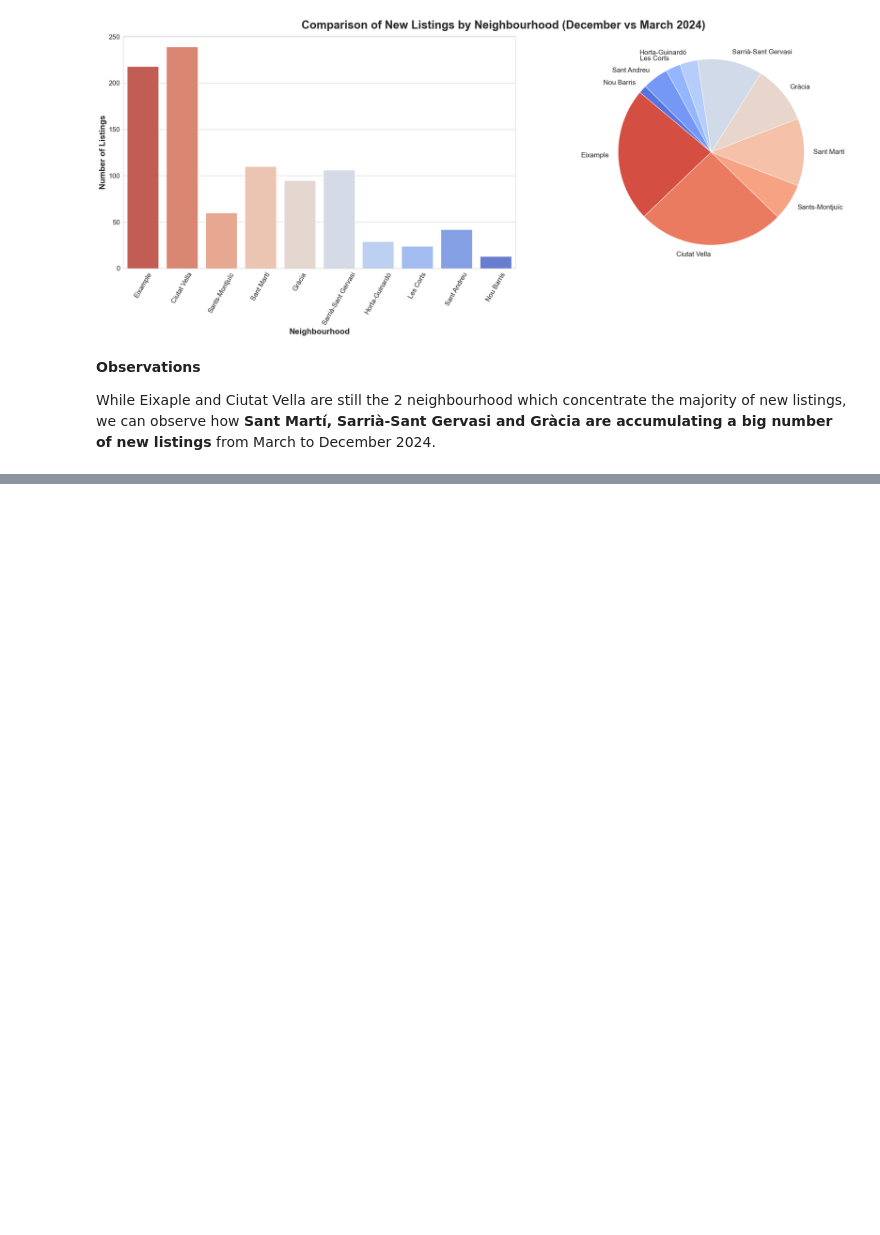
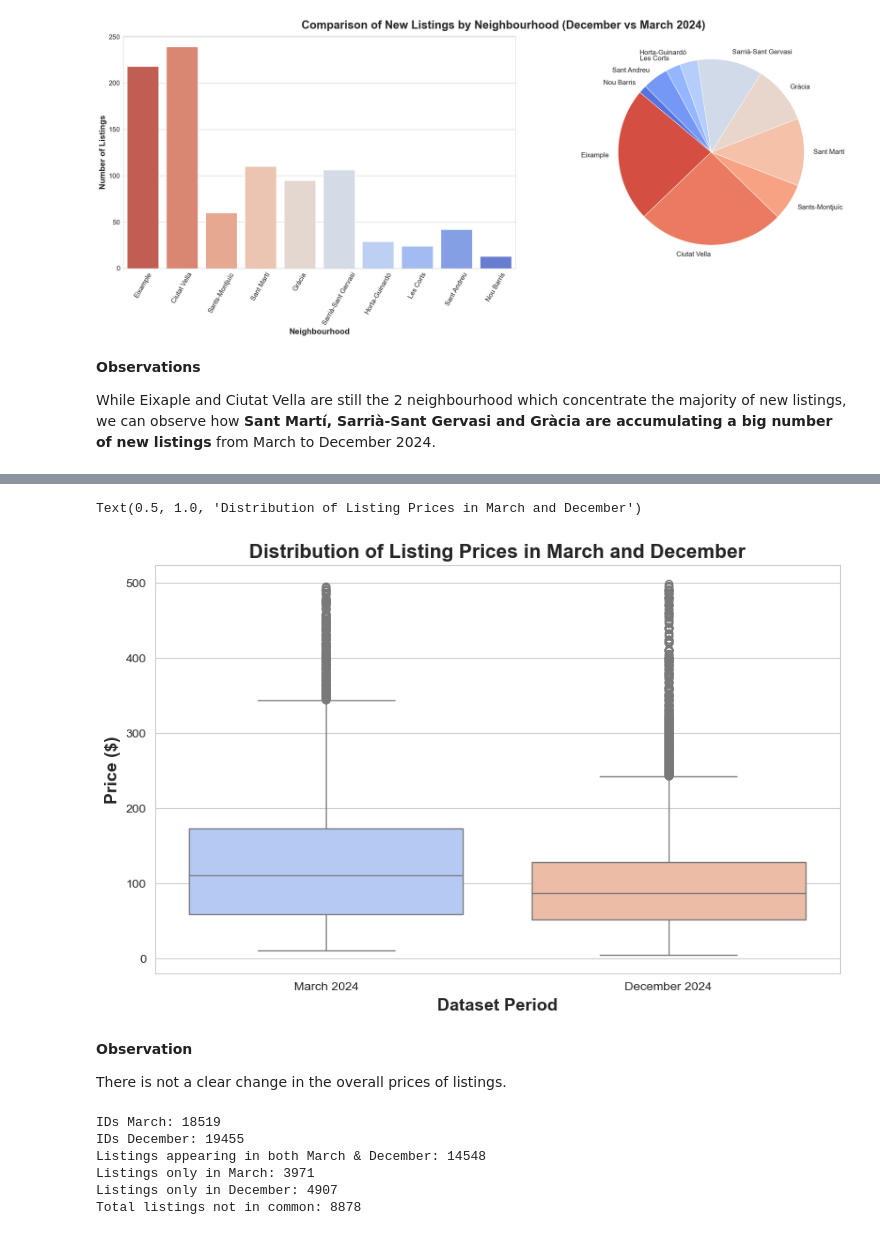
Before and after one commit to msalvany/milestone_3, a Jupyter notebook: milestone_3_AirBnB_BCN.ipynb, the cells around one changed output, grey strips where cells are left out. Saved outputs shown, nothing was run; the diff lists cells and outputs as text; code cells hidden in the pictures; blank space fills up the shorter version.

```diff
--- a/milestone_3_AirBnB_BCN.ipynb
+++ b/milestone_3_AirBnB_BCN.ipynb
@@ -360,0 +416,52 @@ While Eixaple and Ciutat Vella are still the 2 neighbourhood which concentrate t
+# %%
+# Since we have extrem outliers, we cannot appreciate the rest of the data properly.
+# Let's exclude them
+
+plt.figure(figsize=(10, 6))
+sns.boxplot(data=data_combined[data_combined["price"] < 500],
+            x="dataset_date",
+            hue="dataset_date",
+            y="price",
+            palette="coolwarm")
+
+plt.xlabel("Dataset Period", fontsize=14, fontweight="bold")
+plt.ylabel("Price ($)", fontsize=14, fontweight="bold")
+plt.title("Distribution of Listing Prices in March and December", fontsize=16, fontweight="bold")
+# %% [output]
+Text(0.5, 1.0, 'Distribution of Listing Prices in March and December')
+[figure, added]
+# %% [markdown]
+**Observation**
+
+There is not a clear change in the overall prices of listings.
+# %%
+# To fine-tune this comparison, let's see if the price of the same listings has changed over time.
+# To do so, we'll start by selecting only the listings that we could find in both datasets.
+
+# Get unique IDs from each dataset
+ids_march = set(data_mar["id"].unique())
+ids_december = set(data_dec["id"].unique())
+
+# Find shared IDs (exist in both months)
+shared_ids = ids_march.intersection(ids_december)
+
+# Finally let's find the ones that are in one dataset but not in the other
+
+only_in_march = ids_march - shared_ids
+only_in_december = ids_december - shared_ids
+not_in_common = len(only_in_march) + len(only_in_december)
+
+print(f"IDs March: {len(ids_march)}")
+print(f"IDs December: {len(ids_december)}")
+print(f"Listings appearing in both March & December: {len(shared_ids)}")
+
+print(f"Listings only in March: {len(only_in_march)}")
+print(f"Listings only in December: {len(only_in_december)}")
+print(f"Total listings not in common: {not_in_common}")
+# %% [output]
+IDs March: 18519
+IDs December: 19455
+Listings appearing in both March & December: 14548
+Listings only in March: 3971
+Listings only in December: 4907
+Total listings not in common: 8878
```
Also changed, not shown: parts of 17 cells of this notebook.
